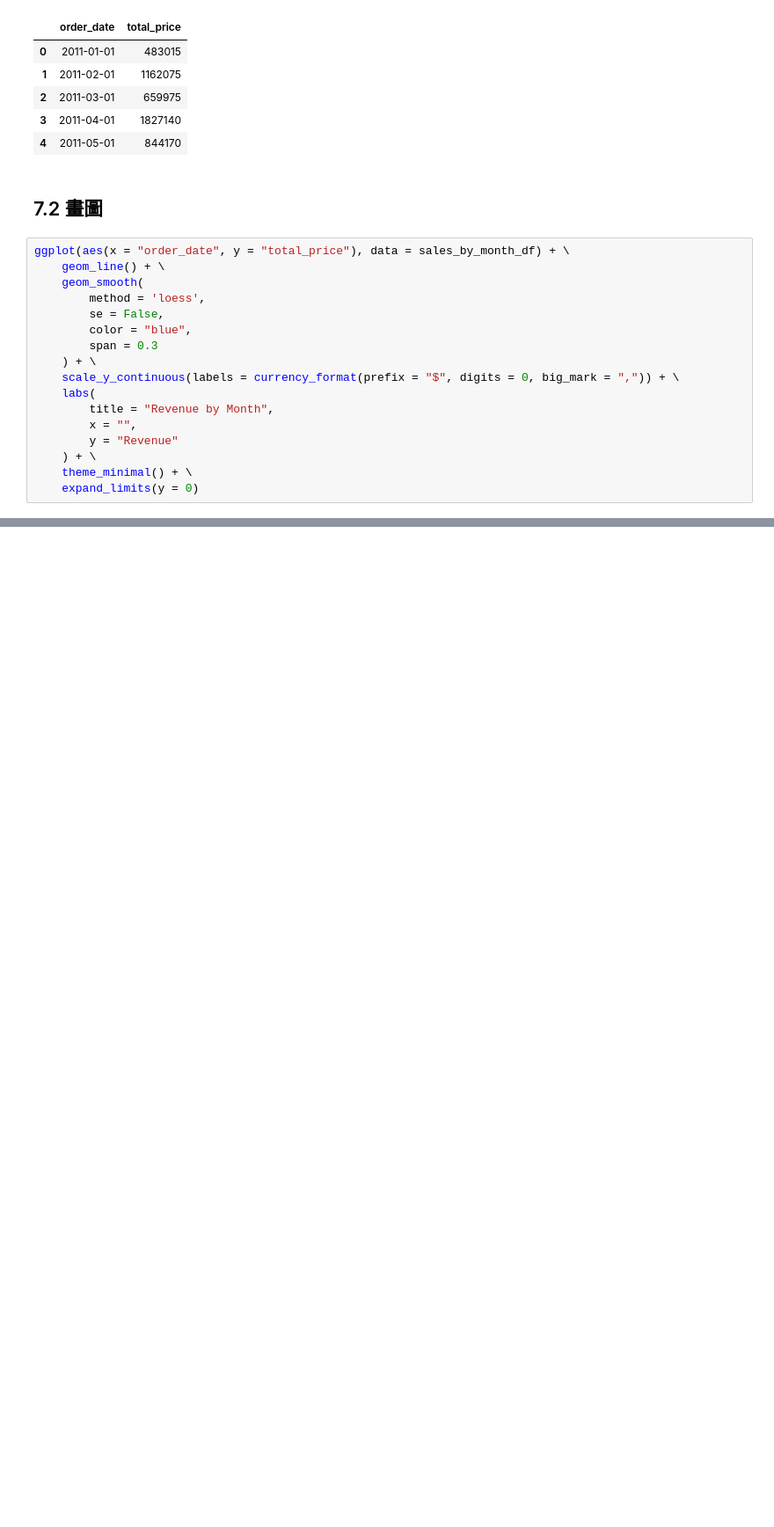
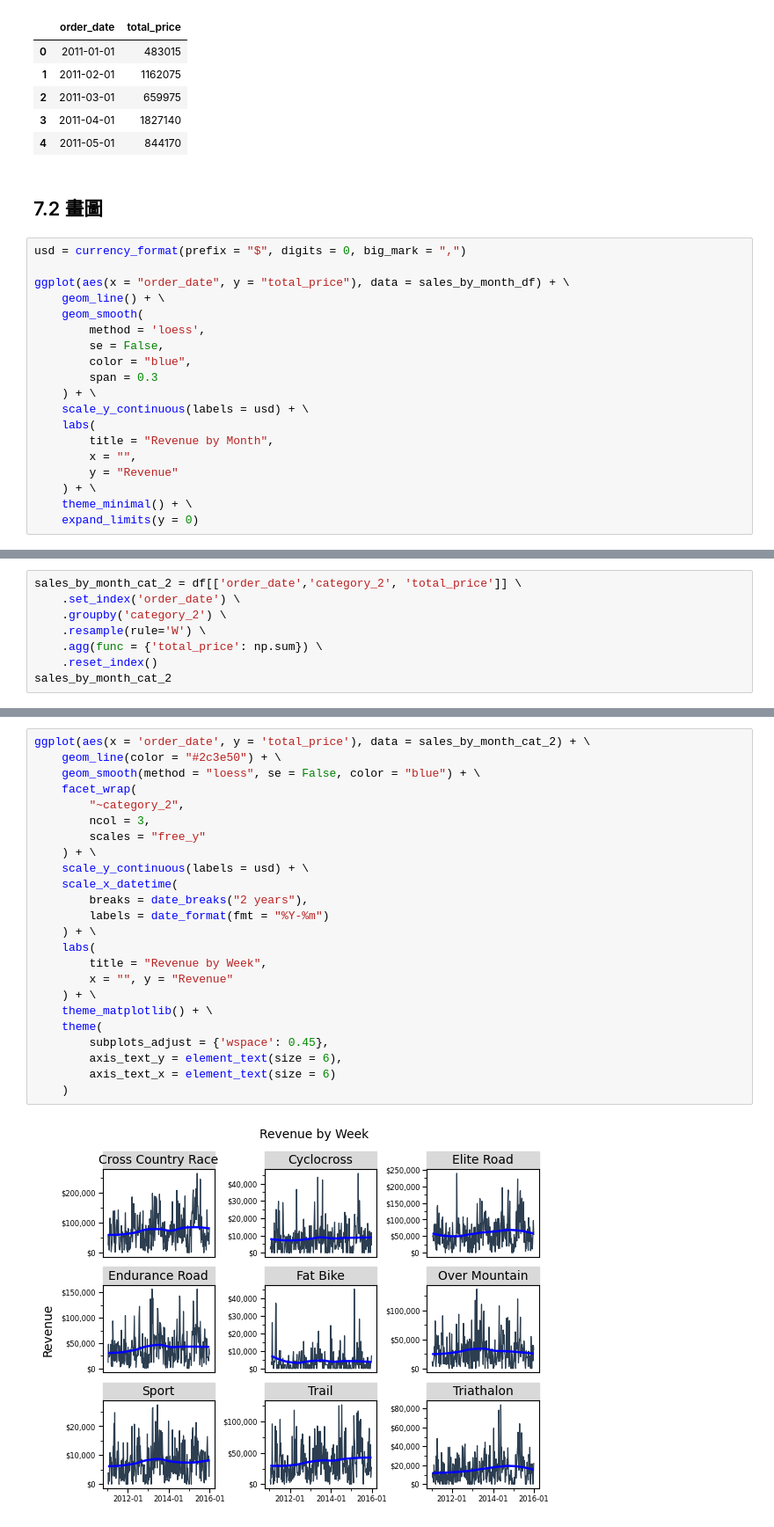
Before and after one commit to jimyanau/ds4b_101p, a Jupyter notebook: 01_jumpstart/01_sales_analysis.ipynb, the cells around one changed output, grey strips where cells are left out. Shown at 88% size. Drawn from its saved outputs; the diff is of its cells as text; blank space fills up the shorter version.

```diff
--- a/01_jumpstart/01_sales_analysis.ipynb
+++ b/01_jumpstart/01_sales_analysis.ipynb
@@ -566,6 +569,8 @@ sales_by_month_df.head()
 # %% [markdown]
 ## 7.2 畫圖
 # %%
+usd = currency_format(prefix = "$", digits = 0, big_mark = ",")
+
 ggplot(aes(x = "order_date", y = "total_price"), data = sales_by_month_df) + \
     geom_line() + \
     geom_smooth(
@@ -574,7 +579,7 @@ ggplot(aes(x = "order_date", y = "total_price"), data = sales_by_month_df) + \
         color = "blue",
         span = 0.3
     ) + \
-    scale_y_continuous(labels = currency_format(prefix = "$", digits = 0, big_mark = ",")) + \
+    scale_y_continuous(labels = usd) + \
     labs(
         title = "Revenue by Month",
         x = "",
@@ -597,0 +598,8 @@ You should consider upgrading via the '/Users/hanklee/.pyenv/versions/3.8.0/bin/
+# %%
+sales_by_month_cat_2 = df[['order_date','category_2', 'total_price']] \
+    .set_index('order_date') \
+    .groupby('category_2') \
+    .resample(rule='W') \
+    .agg(func = {'total_price': np.sum}) \
+    .reset_index()
+sales_by_month_cat_2
@@ -597,0 +620,26 @@ You should consider upgrading via the '/Users/hanklee/.pyenv/versions/3.8.0/bin/
+# %%
+ggplot(aes(x = 'order_date', y = 'total_price'), data = sales_by_month_cat_2) + \
+    geom_line(color = "#2c3e50") + \
+    geom_smooth(method = "loess", se = False, color = "blue") + \
+    facet_wrap(
+        "~category_2",
+        ncol = 3,
+        scales = "free_y"
+    ) + \
+    scale_y_continuous(labels = usd) + \
+    scale_x_datetime(
+        breaks = date_breaks("2 years"),
+        labels = date_format(fmt = "%Y-%m")
+    ) + \
+    labs(
+        title = "Revenue by Week",
+        x = "", y = "Revenue"
+    ) + \
+    theme_matplotlib() + \
+    theme(
+        subplots_adjust = {'wspace': 0.45},
+        axis_text_y = element_text(size = 6),
+        axis_text_x = element_text(size = 6)
+    )
+# %% [output]
+[figure, added]
```
Also changed, not shown: parts of 11 cells of this notebook, 2 other files.
